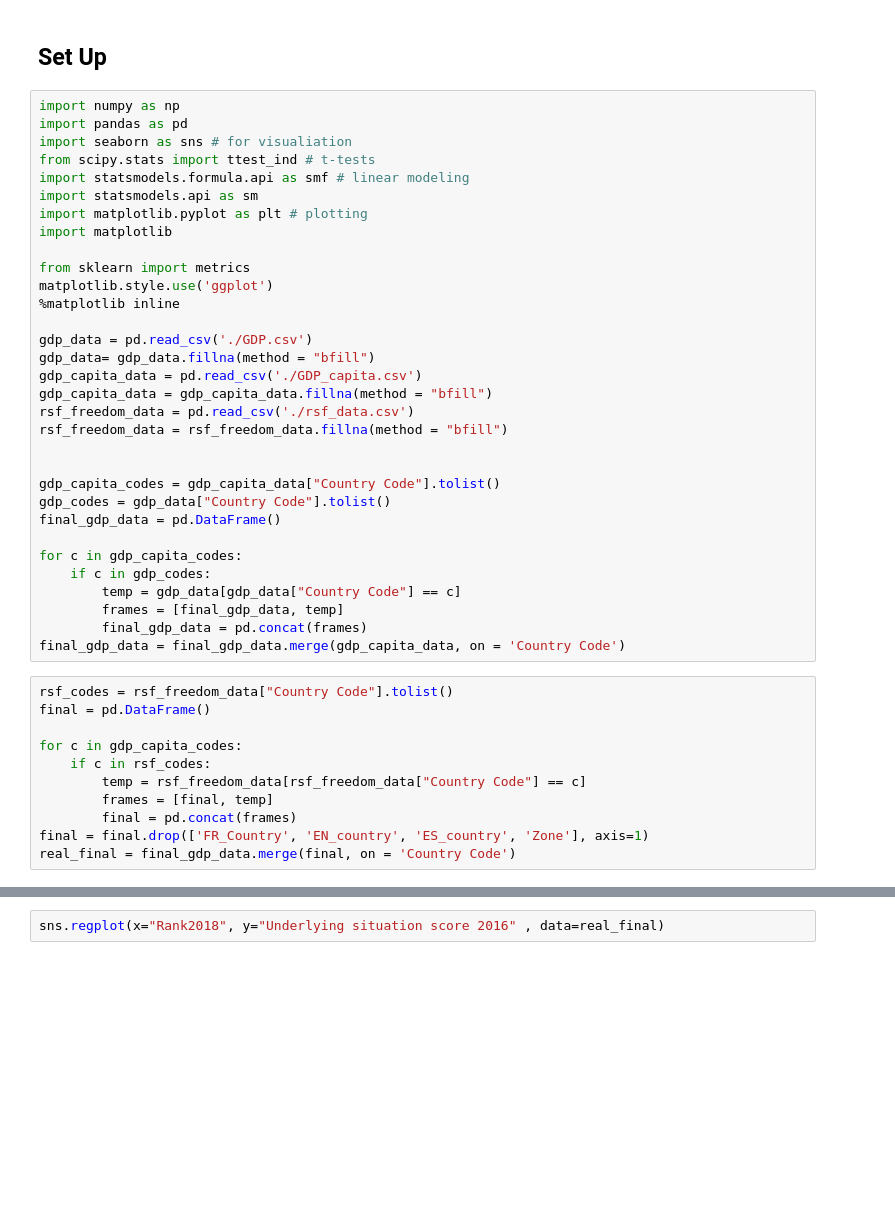
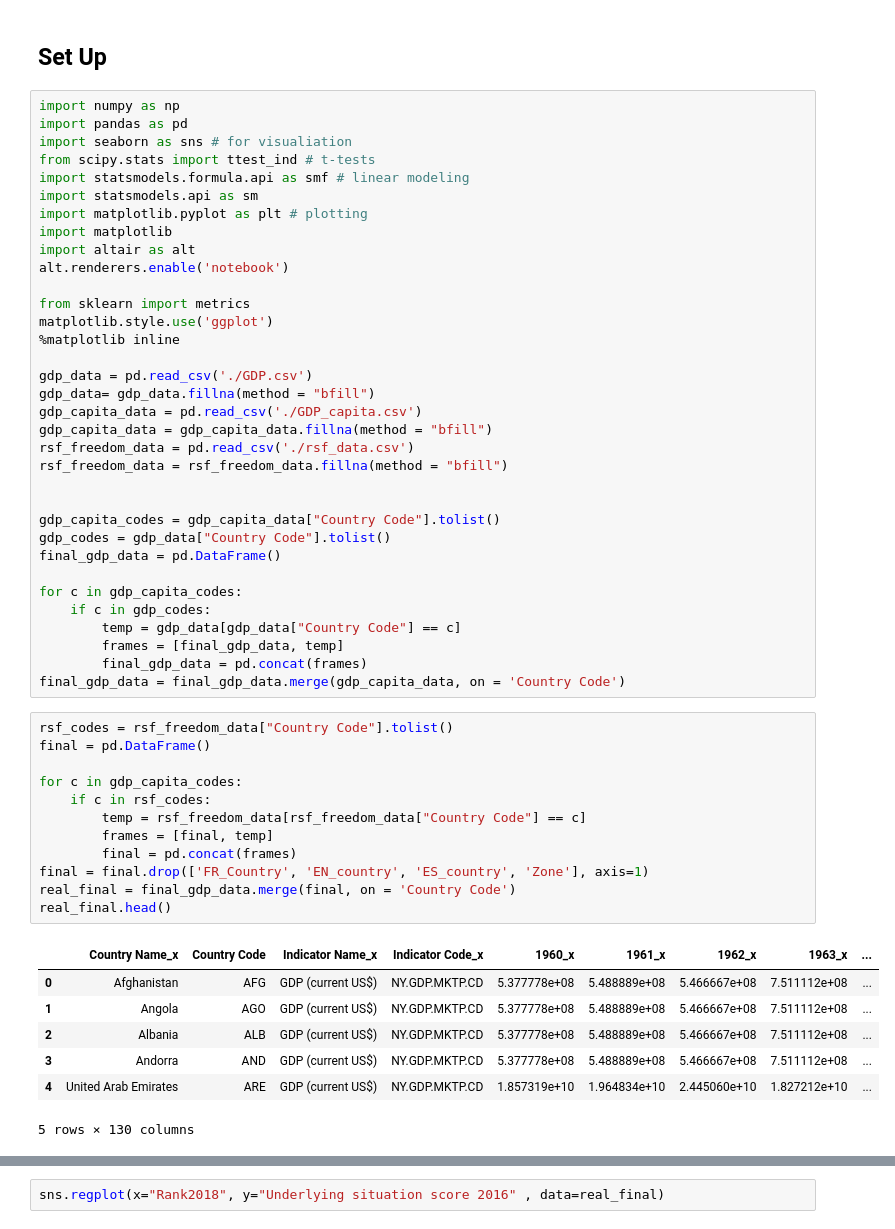
Before and after one commit to aliar97/degrees-of-freedom, a Jupyter notebook: Freedom.ipynb, the cells around one changed output, grey strips where cells are left out. Cells and saved outputs as stored; diff of their text form; blank space fills up the shorter version.

```diff
--- a/Freedom.ipynb
+++ b/Freedom.ipynb
@@ -9,6 +9,8 @@ import statsmodels.formula.api as smf # linear modeling
 import statsmodels.api as sm
 import matplotlib.pyplot as plt # plotting
 import matplotlib
+import altair as alt
+alt.renderers.enable('notebook')
 
 from sklearn import metrics
 matplotlib.style.use('ggplot')
@@ -35,11 +37,20 @@ final_gdp_data = final_gdp_data.merge(gdp_capita_data, on = 'Country Code')
 # %%
 rsf_codes = rsf_freedom_data["Country Code"].tolist()
 final = pd.DataFrame()
 
 for c in gdp_capita_codes:
     if c in rsf_codes:
         temp = rsf_freedom_data[rsf_freedom_data["Country Code"] == c]
         frames = [final, temp]
         final = pd.concat(frames)
 final = final.drop(['FR_Country', 'EN_country', 'ES_country', 'Zone'], axis=1)
 real_final = final_gdp_data.merge(final, on = 'Country Code')
+real_final.head()
+# %% [output]
+|  | Country Name_x | Country Code | Indicator Name_x | Indicator Code_x | 1960_x | 1961_x | 1962_x | 1963_x | ... |
+| 0 | Afghanistan | AFG | GDP (current US$) | NY.GDP.MKTP.CD | 5.377778e+08 | 5.488889e+08 | 5.466667e+08 | 7.511112e+08 | ... |
+| 1 | Angola | AGO | GDP (current US$) | NY.GDP.MKTP.CD | 5.377778e+08 | 5.488889e+08 | 5.466667e+08 | 7.511112e+08 | ... |
+| 2 | Albania | ALB | GDP (current US$) | NY.GDP.MKTP.CD | 5.377778e+08 | 5.488889e+08 | 5.466667e+08 | 7.511112e+08 | ... |
+| 3 | Andorra | AND | GDP (current US$) | NY.GDP.MKTP.CD | 5.377778e+08 | 5.488889e+08 | 5.466667e+08 | 7.511112e+08 | ... |
+| 4 | United Arab Emirates | ARE | GDP (current US$) | NY.GDP.MKTP.CD | 1.857319e+10 | 1.964834e+10 | 2.445060e+10 | 1.827212e+10 | ... |
+5 rows × 130 columns
```
Also changed, not shown: parts of 2 cells of this notebook.
